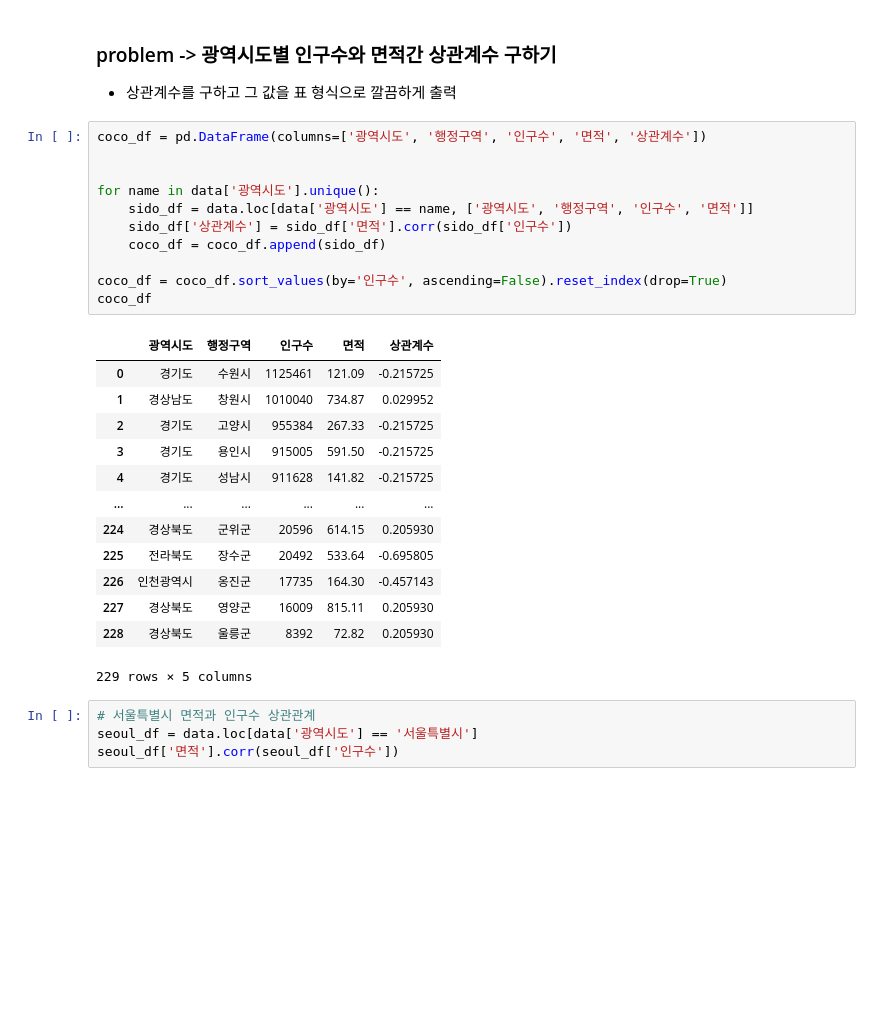
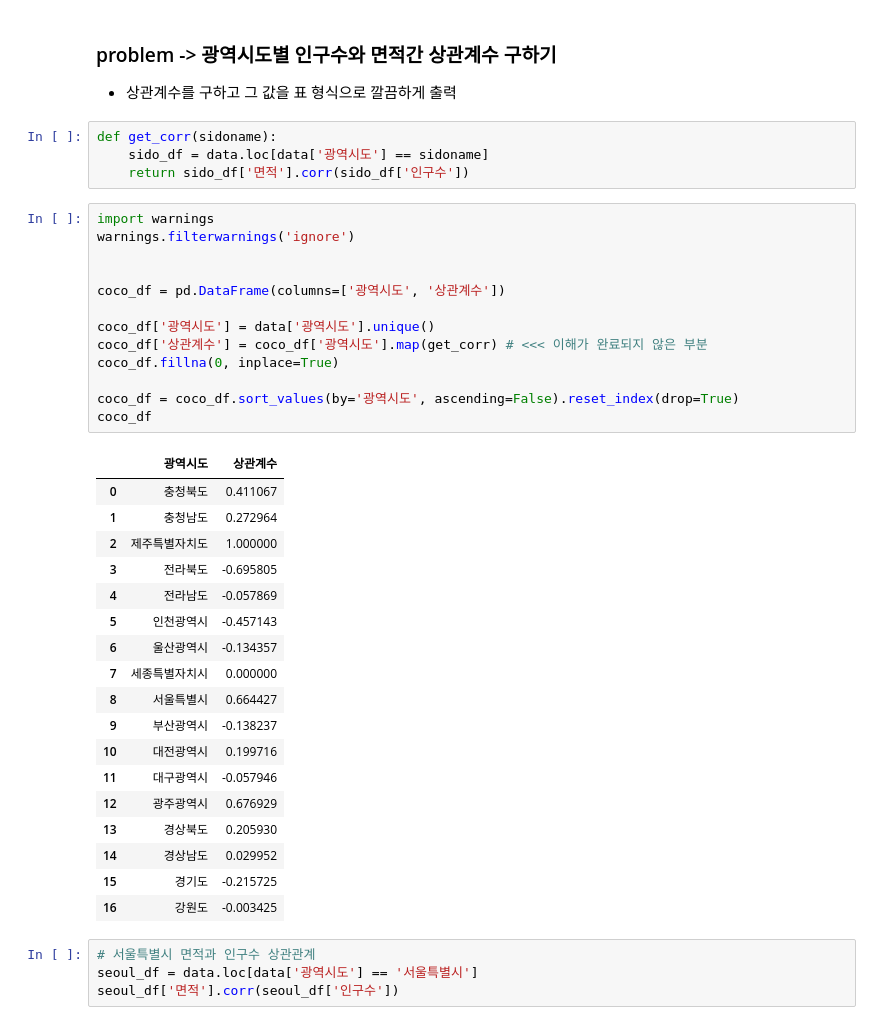
Before and after one commit to NestVail/python_webscraping, a Jupyter notebook: 행정구역정보분석.ipynb, the cells around one changed output. Cells and saved outputs as stored; diff of their text form; blank space fills up the shorter version.

```diff
--- a/행정구역정보분석.ipynb
+++ b/행정구역정보분석.ipynb
@@ -366,31 +366,42 @@ pop_area_max()
 # %% [markdown]
 ### problem -> 광역시도별 인구수와 면적간 상관계수 구하기
 * 상관계수를 구하고 그 값을 표 형식으로 깔끔하게 출력
-# %%
-coco_df = pd.DataFrame(columns=['광역시도', '행정구역', '인구수', '면적', '상관계수'])
-
-
-for name in data['광역시도'].unique():
-    sido_df = data.loc[data['광역시도'] == name, ['광역시도', '행정구역', '인구수', '면적']]
-    sido_df['상관계수'] = sido_df['면적'].corr(sido_df['인구수'])
-    coco_df = coco_df.append(sido_df)
-
-coco_df = coco_df.sort_values(by='인구수', ascending=False).reset_index(drop=True)
-coco_df
-# %% [output]
-|  | 광역시도 | 행정구역 | 인구수 | 면적 | 상관계수 |
-| 0 | 경기도 | 수원시 | 1125461 | 121.09 | -0.215725 |
-| 1 | 경상남도 | 창원시 | 1010040 | 734.87 | 0.029952 |
-| 2 | 경기도 | 고양시 | 955384 | 267.33 | -0.215725 |
-| 3 | 경기도 | 용인시 | 915005 | 591.50 | -0.215725 |
-| 4 | 경기도 | 성남시 | 911628 | 141.82 | -0.215725 |
-| ... | ... | ... | ... | ... | ... |
-| 224 | 경상북도 | 군위군 | 20596 | 614.15 | 0.205930 |
-| 225 | 전라북도 | 장수군 | 20492 | 533.64 | -0.695805 |
-| 226 | 인천광역시 | 옹진군 | 17735 | 164.30 | -0.457143 |
-| 227 | 경상북도 | 영양군 | 16009 | 815.11 | 0.205930 |
-| 228 | 경상북도 | 울릉군 | 8392 | 72.82 | 0.205930 |
-229 rows × 5 columns
+# %%
+def get_corr(sidoname):
+    sido_df = data.loc[data['광역시도'] == sidoname]
+    return sido_df['면적'].corr(sido_df['인구수'])
+# %%
+import warnings
+warnings.filterwarnings('ignore')
+
+
+coco_df = pd.DataFrame(columns=['광역시도', '상관계수'])
+
+coco_df['광역시도'] = data['광역시도'].unique()
+coco_df['상관계수'] = coco_df['광역시도'].map(get_corr) # <<< 이해가 완료되지 않은 부분
+coco_df.fillna(0, inplace=True)
+
+coco_df = coco_df.sort_values(by='광역시도', ascending=False).reset_index(drop=True)
+coco_df
+# %% [output]
+|  | 광역시도 | 상관계수 |
+| 0 | 충청북도 | 0.411067 |
+| 1 | 충청남도 | 0.272964 |
+| 2 | 제주특별자치도 | 1.000000 |
+| 3 | 전라북도 | -0.695805 |
+| 4 | 전라남도 | -0.057869 |
+| 5 | 인천광역시 | -0.457143 |
+| 6 | 울산광역시 | -0.134357 |
+| 7 | 세종특별자치시 | 0.000000 |
+| 8 | 서울특별시 | 0.664427 |
+| 9 | 부산광역시 | -0.138237 |
+| 10 | 대전광역시 | 0.199716 |
+| 11 | 대구광역시 | -0.057946 |
+| 12 | 광주광역시 | 0.676929 |
+| 13 | 경상북도 | 0.205930 |
+| 14 | 경상남도 | 0.029952 |
+| 15 | 경기도 | -0.215725 |
+| 16 | 강원도 | -0.003425 |
 # %%
 # 서울특별시 면적과 인구수 상관관계
 seoul_df = data.loc[data['광역시도'] == '서울특별시']
```
Also changed, not shown: parts of 1 cell of this notebook.
